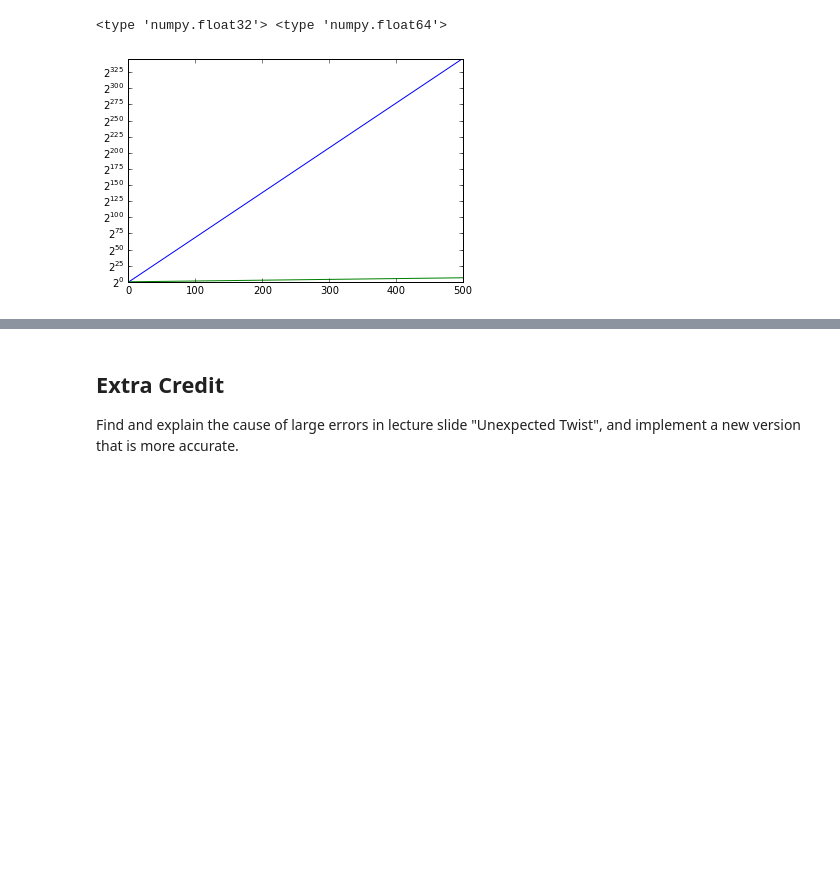
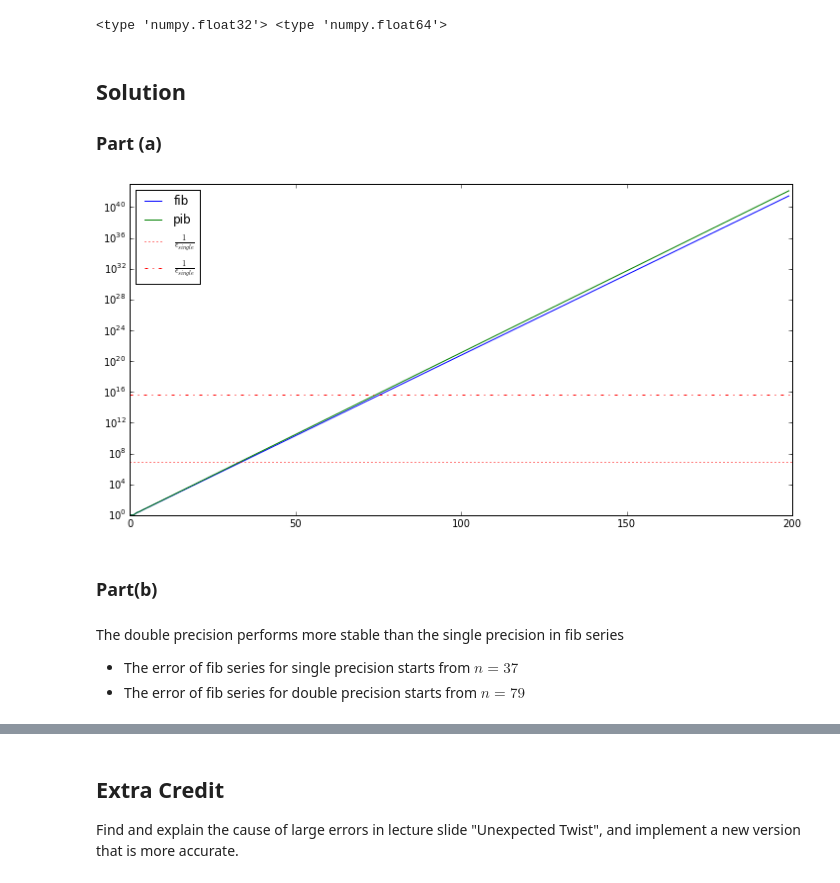
Before and after one commit to AndSoOn/Advaced_Python_In_Finance, a Jupyter notebook: lecture_1/Homework1_hz990.ipynb, the cells around one changed output, grey strips where cells are left out. Drawn from its saved outputs; the diff is of its cells as text; code cells hidden in the pictures; blank space fills up the shorter version.

```diff
--- a/lecture_1/Homework1_hz990.ipynb
+++ b/lecture_1/Homework1_hz990.ipynb
@@ -195,6 +323,31 @@ for i in xrange(2, n):
-# %%
-plot(range(500), f)
-plot(range(500), p)
-yscale("log", basey=2)
-# %% [output]
-[figure, removed]
+# %% [markdown]
+## Solution
+### Part (a)
+# %%
+n = 200
+f = np.zeros(n)
+f[0], f[1] = 1, 1
+p = np.zeros(n)
+p[0], p[1] = 1, 1
+c = np.sqrt(3)/100. + 1.
+
+for i in xrange(2, n):
+    f[i] = f[i-1] + f[i-2]
+    p[i] = c*p[i-1] + p[i-2]
+
+plt.figure(1, figsize=(12,6))
+plt.plot(range(n), f, label="fib")
+plt.plot(range(n), p, label="pib")
+plt.yscale("log")
+plt.axhline(1./np.finfo(float32).eps, label = r"$\frac{1}{\epsilon_{single}}$", color='r', linestyle=':')
+plt.axhline(1./np.finfo(float).eps, label = r"$\frac{1}{\epsilon_{single}}$", color='r', linestyle='-.')
+plt.legend(loc='best')
+plt.show()
+# %% [output]
+[figure, added]
+# %% [markdown]
+### Part(b)
+# %% [markdown]
+The double precision performs more stable than the single precision in fib series
+* The error of fib series for single precision starts from $n=37$
+* The error of fib series for double precision starts from $n=79$
```
Also changed, not shown: parts of 25 cells of this notebook, 2 other files.
